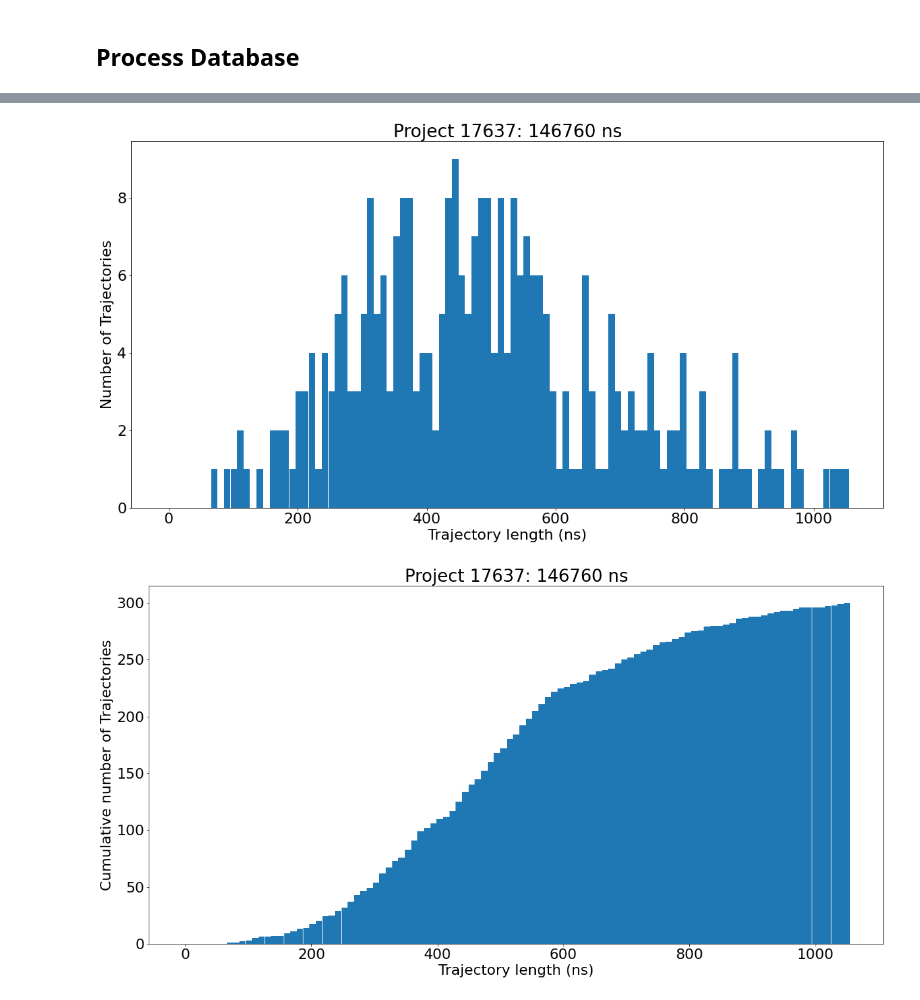
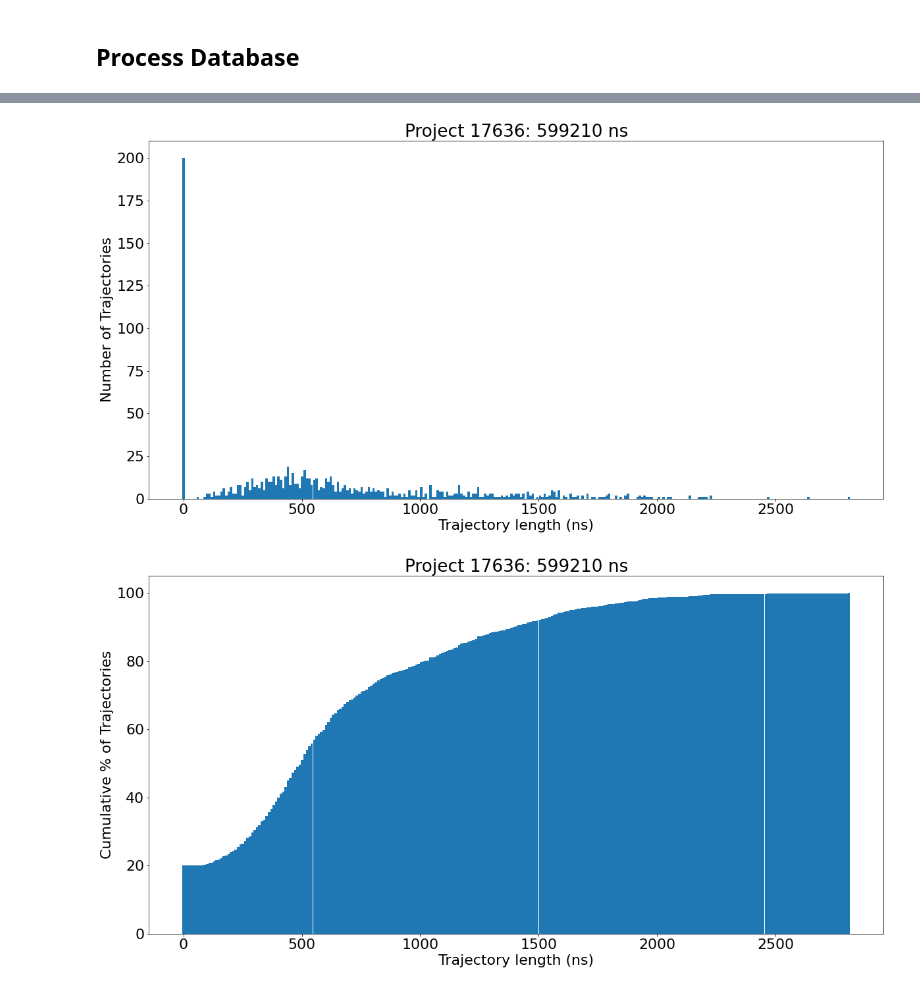
Before and after one commit to choderalab/folding_at_home_scripts, a Jupyter notebook: fah-api-tracker.ipynb, the cells around one changed output, grey strips where cells are left out. Drawn from its saved outputs; the diff is of its cells as text; code cells hidden in the pictures.

Commit message:
Fix cumulative histogram generator

```diff
--- a/fah-api-tracker.ipynb
+++ b/fah-api-tracker.ipynb
@@ -16,16 +16,17 @@ has collected so far. With this you can check for the progress of projects.
 
 Also define paths to your license and key files.
 # %%
-project_number = 17637
+project_number = 17636
 num_ns_per_wu = 10 # 10 ns per work unit - this could change depending on the project
 license_path = "/home/sukrit/licenses/fah-cert-sukritsingh.pem"
 key_path = "/home/sukrit/licenses/private-fah-sukritsingh.pem"
-work_server_url = "https://pllwskifah2.mskcc.org"
+work_server_url = "https://pllwskifah2.mskcc.org" #Ensure the WS URL is correct for your project
 # %% [markdown]
 Now use requests and json to pull down the JSON file returned by the API
 # %%
 # use requests to get the project data
-r = requests.get("%s/api/projects/%s" % (work_server_url, project_number), cert=(license_path, key_path))
+r = requests.get("%s/api/projects/%s" % (work_server_url, project_number),
+                 cert=(license_path, key_path))
 project_data = r.json()
 # %% [markdown]
 ## Process Database
@@ -66,17 +67,17 @@ plt.ylabel("Number of Trajectories")
 plt.title("Project %s: %s ns" % (project_number, wu_total*num_ns_per_wu))
 plt.show()
 # %% [output]
-[figure, old version]
+[figure, new version]
 # %%
 # Plot the cumulative histogram along trajectory length
 plt.figure(figsize=(20,10))
 
 # Get the cumulative histogram
-cum_hist = np.cumsum(wu_hist_trunc)
-plt.bar(gen_vals*num_ns_per_wu,cum_hist, width=num_ns_per_wu)
+cum_hist = np.cumsum(wu_hist_trunc)/np.sum(wu_hist_trunc)
+plt.bar(gen_vals*num_ns_per_wu,cum_hist*100, width=num_ns_per_wu)
 plt.xlabel("Trajectory length (ns)")
-plt.ylabel("Cumulative number of Trajectories")
+plt.ylabel("Cumulative % of Trajectories")
 plt.title("Project %s: %s ns" % (project_number, wu_total*num_ns_per_wu))
 plt.show()
 # %% [output]
-[figure, old version]
+[figure, new version]
```
Also changed, not shown: parts of 2 cells of this notebook.
